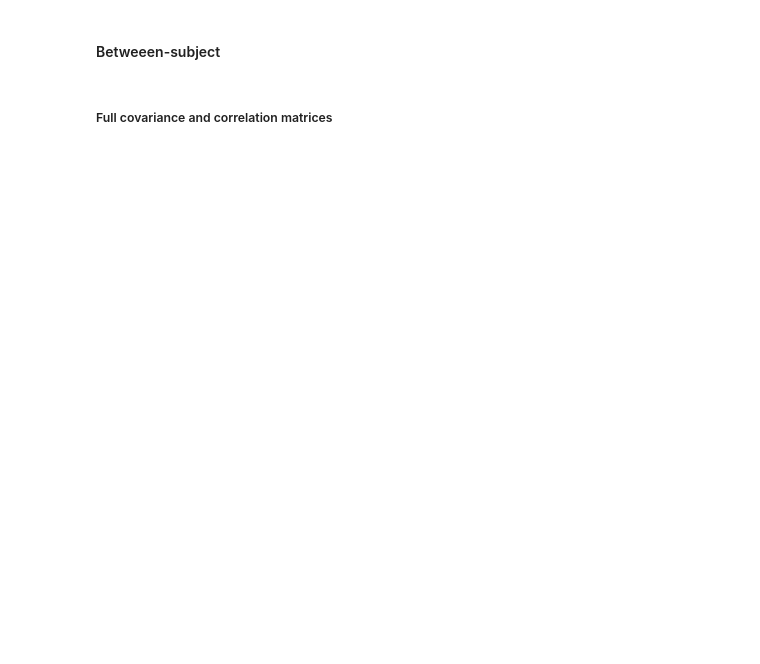
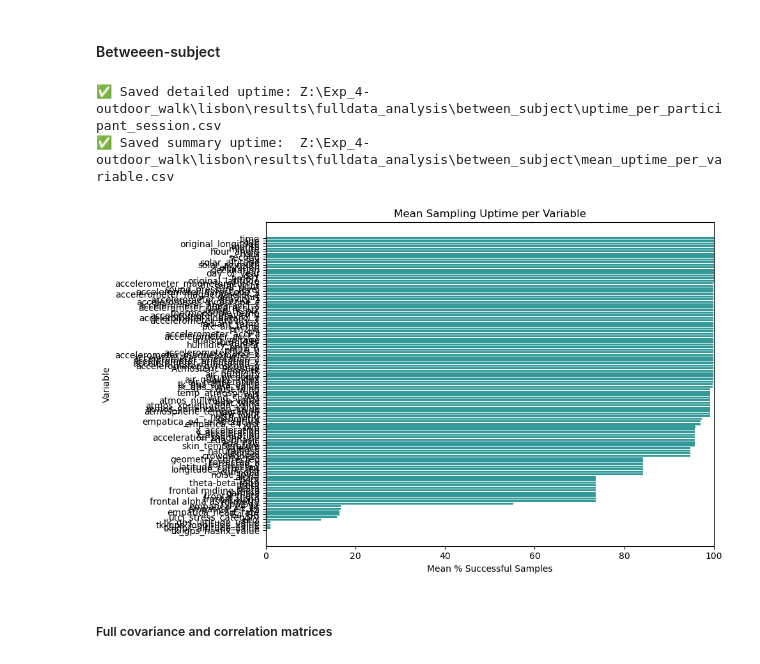
Before and after one commit to JoaoAmaro2001/notebooks, a Jupyter notebook: src/ingestion/do_analysis.ipynb, the cells around one changed output. Cells and saved outputs as stored; diff of their text form; code cells hidden in the pictures; blank space fills up the shorter version.

```diff
--- a/src/ingestion/do_analysis.ipynb
+++ b/src/ingestion/do_analysis.ipynb
@@ -209,6 +277,71 @@ output_dir  = os.path.join(results, 'fulldata_analysis',design)
 if not os.path.exists(output_dir):
     os.makedirs(output_dir)
 between_subject_data.to_csv(os.path.join(output_dir, 'between_subject.csv'), index=False)
+# %%
+import os
+import pandas as pd
+import matplotlib.pyplot as plt
+
+# Paths
+results_dir = os.path.join(results, 'fulldata')
+design = 'between_subject'
+output_dir = os.path.join(results, 'fulldata_analysis', design)
+os.makedirs(output_dir, exist_ok=True)
+
+# Load the data
+input_csv = os.path.join(output_dir, 'between_subject.csv')
+df = pd.read_csv(input_csv)
+
+# -------------------------------------------------------------------------
+# 1. Compute completeness per participant/session
+# -------------------------------------------------------------------------
+group_cols = ['participant_id', 'session_id']
+data_cols = [c for c in df.columns if c not in group_cols]
+
+def compute_success_rate(group):
+    # % of valid (non-empty and non-NaN) values per column
+    rates = group[data_cols].notna().sum() / len(group)
+    return rates * 100  # in percent
+
+completeness = df.groupby(group_cols).apply(compute_success_rate).reset_index()
+completeness.rename(columns={'level_2': 'variable'}, inplace=True)
+
+# Melt the DataFrame into long format
+completeness_long = completeness.melt(id_vars=group_cols, var_name='variable', value_name='success_rate')
+
+# -------------------------------------------------------------------------
+# 2. Compute mean uptime per variable
+# -------------------------------------------------------------------------
+mean_uptime = completeness_long.groupby('variable')['success_rate'].mean().sort_values(ascending=False).reset_index()
+
+# -------------------------------------------------------------------------
+# 3. Export both tables
+# -------------------------------------------------------------------------
+detailed_path = os.path.join(output_dir, 'uptime_per_participant_session.csv')
+summary_path  = os.path.join(output_dir, 'mean_uptime_per_variable.csv')
+
+completeness_long.to_csv(detailed_path, index=False)
+mean_uptime.to_csv(summary_path, index=False)
+
+print(f"✅ Saved detailed uptime: {detailed_path}")
+print(f"✅ Saved summary uptime:  {summary_path}")
+
+# -------------------------------------------------------------------------
+# 4. Plot mean uptime
+# -------------------------------------------------------------------------
+plt.figure(figsize=(10, 6))
+plt.barh(mean_uptime['variable'], mean_uptime['success_rate'], color='teal', alpha=0.8)
+plt.xlabel('Mean % Successful Samples')
+plt.ylabel('Variable')
+plt.title('Mean Sampling Uptime per Variable')
+plt.xlim(0, 100)
+plt.gca().invert_yaxis()
+plt.tight_layout()
+plt.show()
+# %% [output]
+✅ Saved detailed uptime: Z:\Exp_4-outdoor_walk\lisbon\results\fulldata_analysis\between_subject\uptime_per_participant_session.csv
+✅ Saved summary uptime:  Z:\Exp_4-outdoor_walk\lisbon\results\fulldata_analysis\between_subject\mean_uptime_per_variable.csv
+[figure, added]
 # %% [markdown]
 ##### Full covariance and correlation matrices
 # %%
```
Also changed, not shown: parts of 5 cells of this notebook, 8 other files.
